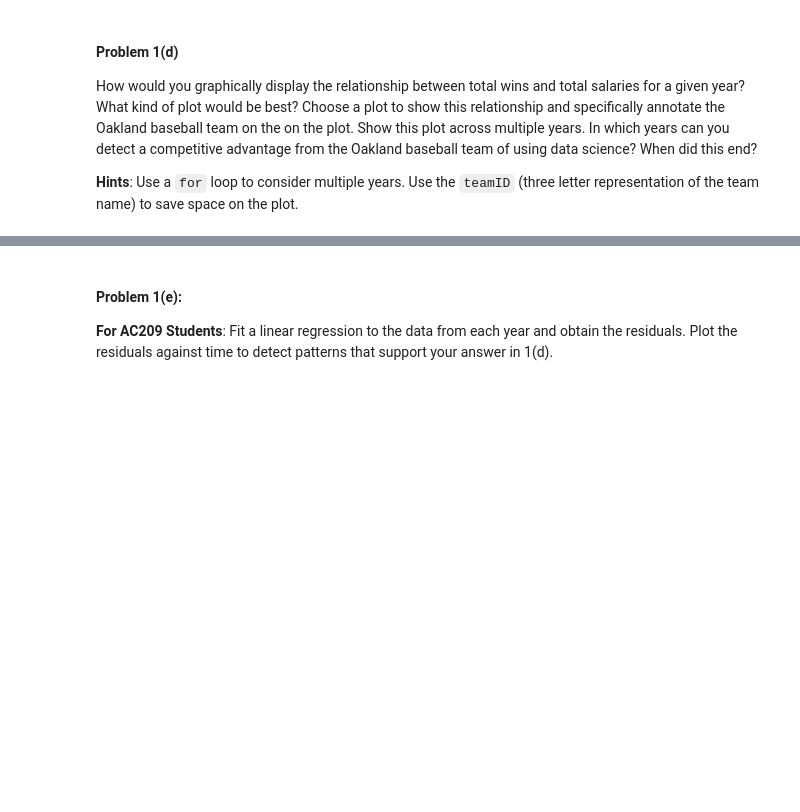
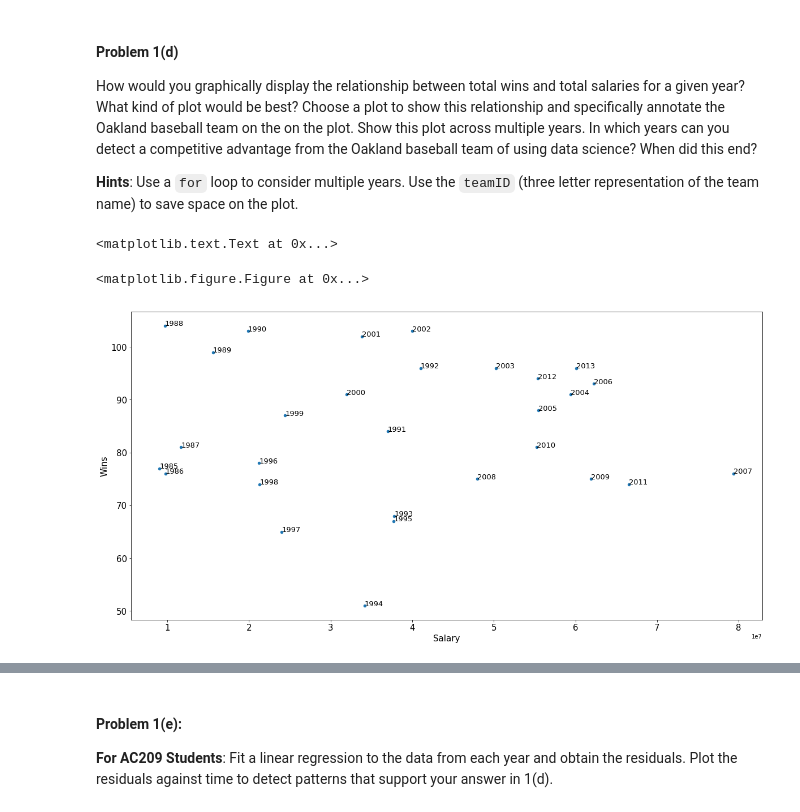
Before and after one commit to whathelll/cs109-content, a Jupyter notebook: HW1.ipynb, the cells around one changed output, grey strips where cells are left out. Saved outputs shown, nothing was run; the diff lists cells and outputs as text; code cells hidden in the pictures; blank space fills up the shorter version.

```diff
--- a/HW1.ipynb
+++ b/HW1.ipynb
@@ -65,0 +93,4 @@ Summarize the Salaries DataFrame to show the total salaries for each team for ea
+# %%
+salaries_groupedby_year_team = df_salaries.groupby(["yearID", "teamID"])
+salaries_groupedby_year_team = salaries_groupedby_year_team.sum().reset_index()
+salaries_groupedby_year_team.head()
@@ -72,3 +110,5 @@ showing wins and total salaries for each team for each year year. Show the head
 **Hint**: Merge the DataFrames using `teamID` and `yearID`.
 # %%
 #your code here
+df_teams = pd.read_csv("./HW1/Q1/Teams.csv")
+df_teams.head()
@@ -74,0 +123,5 @@ showing wins and total salaries for each team for each year year. Show the head
+# %%
+df_team_groupby_year_team = df_teams.groupby(["yearID", "teamID"])
+df_team_wins = df_team_groupby_year_team["W"].sum()
+df_team_wins = df_team_wins.reset_index()
+df_team_wins.head()
@@ -74,0 +135,4 @@ showing wins and total salaries for each team for each year year. Show the head
+# %%
+df_team_join_salaries = df_team_wins.merge(salaries_groupedby_year_team, on=["yearID", "teamID"], how="inner")
+
+df_team_join_salaries.head()
@@ -82,0 +172,21 @@ How would you graphically display the relationship between total wins and total
+# %%
+#your code here
+oakland = df_team_join_salaries[df_team_join_salaries["teamID"]=="OAK"]
+
+
+
+plt.figure(figsize=(20,10))
+ax = oakland.plot(x="salary", y="W", kind='scatter', style='o', figsize=(20,10), fontsize=15)
+# markers = [(2+i/2, 1+i%2, 0) for i in range(16)]
+for index, row in oakland.iterrows():
+#     plt.scatter(row["W"], row["salary"], label=row["yearID"], marker=markers[index%16])
+    ax.text(row["salary"], row["W"], str(row['yearID']), fontsize=13)
+
+ax.set_ylabel("Wins", fontsize=15)
+ax.set_xlabel("Salary", fontsize=15)
+# plt.xlabel("Salary")
+# plt.ylabel("Wins")
+# %% [output]
+<matplotlib.text.Text at 0x...>
+<matplotlib.figure.Figure at 0x...>
+[figure, added]
```
Also changed, not shown: parts of 21 cells of this notebook, 1 other file.
